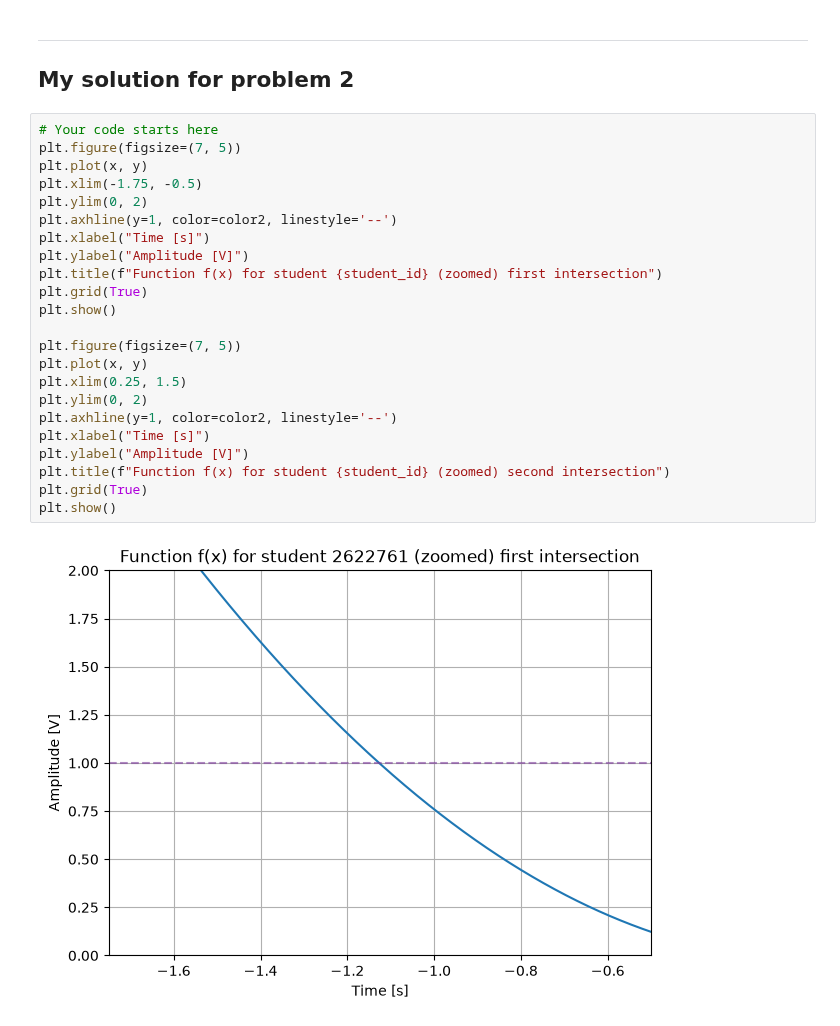
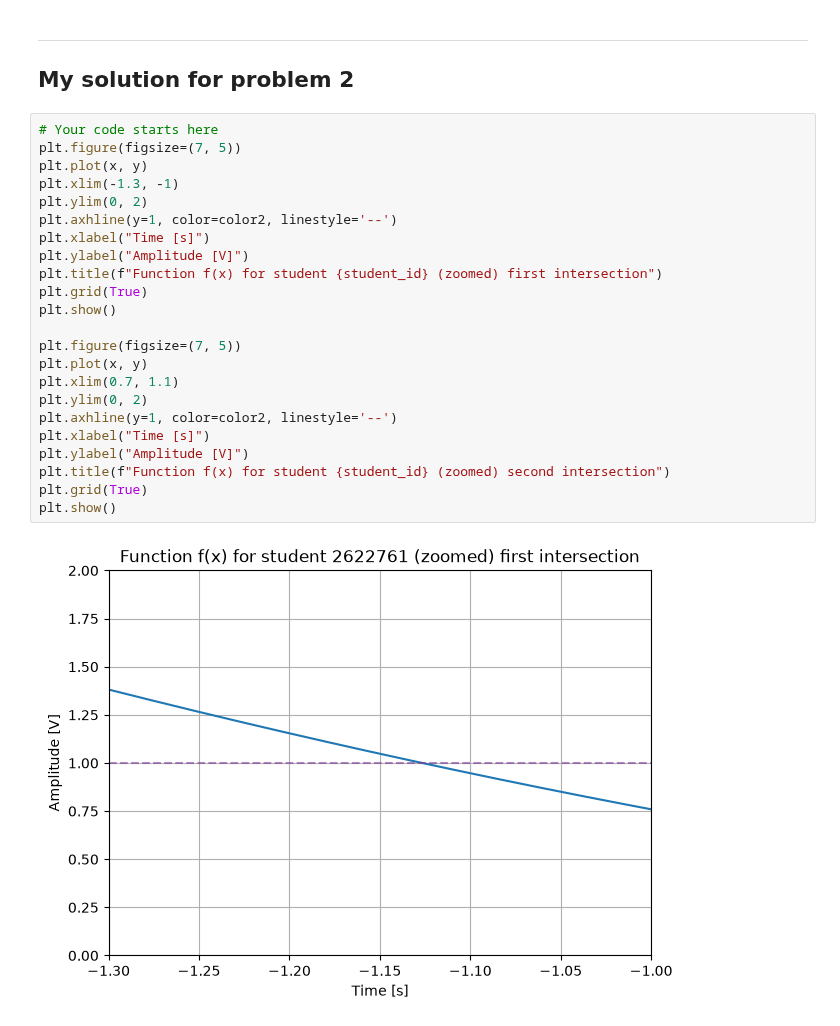
Before and after one commit to Tsavoritel/Silly-Scripts, a Jupyter notebook: PythonLabs/Lab 01.ipynb, the cells around one changed output. Cells and saved outputs as stored; diff of their text form.

```diff
--- a/PythonLabs/Lab 01.ipynb
+++ b/PythonLabs/Lab 01.ipynb
@@ -45,25 +45,25 @@ plt.axvline(2.0, color = color3)
 # %%
 # Your code starts here
 plt.figure(figsize=(7, 5))
 plt.plot(x, y)
-plt.xlim(-1.75, -0.5)
+plt.xlim(-1.3, -1)
 plt.ylim(0, 2)
 plt.axhline(y=1, color=color2, linestyle='--')
 plt.xlabel("Time [s]")
 plt.ylabel("Amplitude [V]")
 plt.title(f"Function f(x) for student {student_id} (zoomed) first intersection")
 plt.grid(True)
 plt.show()
 
 plt.figure(figsize=(7, 5))
 plt.plot(x, y)
-plt.xlim(0.25, 1.5)
+plt.xlim(0.7, 1.1)
 plt.ylim(0, 2)
 plt.axhline(y=1, color=color2, linestyle='--')
 plt.xlabel("Time [s]")
 plt.ylabel("Amplitude [V]")
 plt.title(f"Function f(x) for student {student_id} (zoomed) second intersection")
 plt.grid(True)
 plt.show()
 # %% [output]
-[figure, old version]
+[figure, new version]
```
Also changed, not shown: parts of 1 cell of this notebook.
